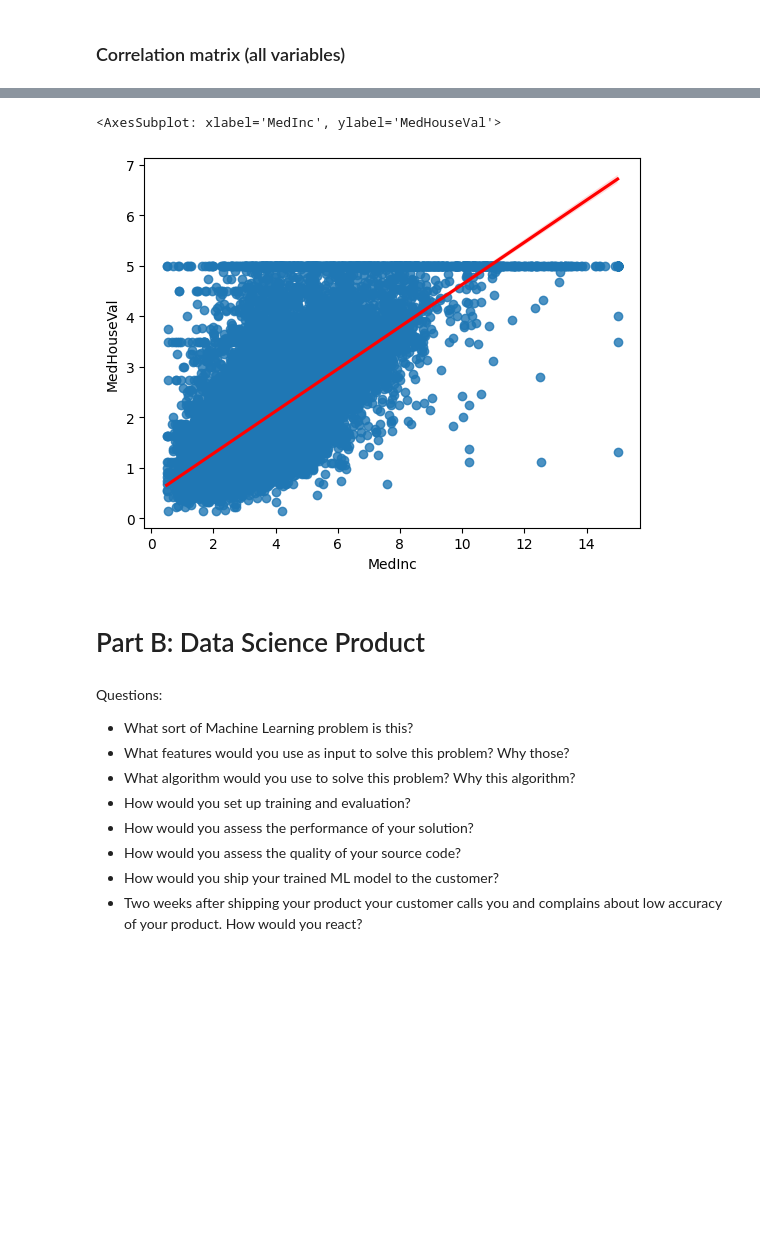
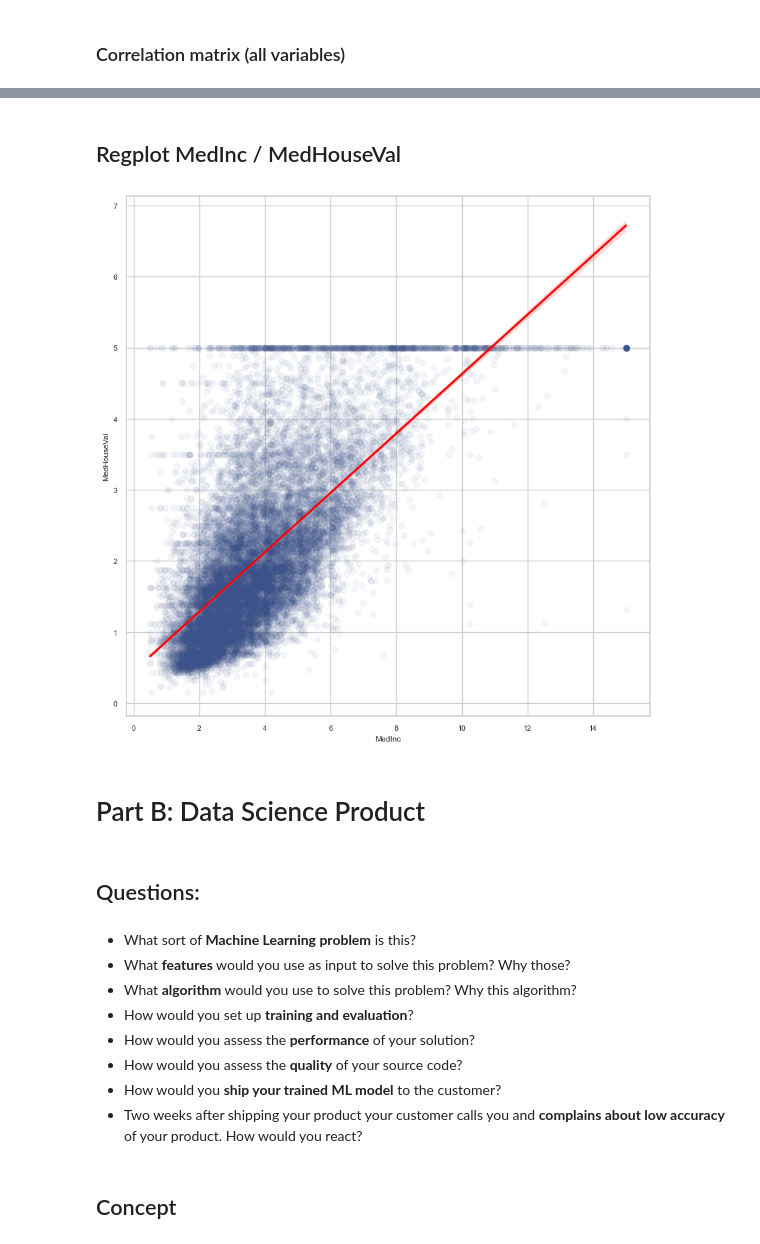
Before and after one commit to dadavie/DS4C, a Jupyter notebook: Notebooks/DS4C.ipynb, the cells around one changed output, grey strips where cells are left out. Drawn from its saved outputs; the diff is of its cells as text; code cells hidden in the pictures; blank space fills up the shorter version.

```diff
--- a/Notebooks/DS4C.ipynb
+++ b/Notebooks/DS4C.ipynb
@@ -201,0 +216,4 @@ hm = sns.heatmap(cm,
+# %%
+plt.figure(figsize=(10,10))
+sns.set_style(style='whitegrid')
+sns.scatterplot(data=df, x='Latitude', y='Longitude', size='Population', sizes=(4, 200), palette='viridis', alpha=0.1);
@@ -202,3 +224,5 @@ hm = sns.heatmap(cm,
 # %%
+plt.figure(figsize=(10,10))
+sns.set_style(style='whitegrid')
 sns.scatterplot(data=df, x='Latitude', y='Longitude', hue='MedHouseVal', palette='viridis', alpha=0.1);
 # %% [output]
@@ -205,0 +232,4 @@ sns.scatterplot(data=df, x='Latitude', y='Longitude', hue='MedHouseVal', palette
+# %%
+plt.figure(figsize=(10,10))
+sns.set_style(style='whitegrid')
+sns.scatterplot(data=df, x='Latitude', y='Longitude', hue='MedInc', palette='viridis', alpha=0.1);
@@ -206,18 +238,25 @@ sns.scatterplot(data=df, x='Latitude', y='Longitude', hue='MedHouseVal', palette
+# %% [markdown]
+## Regplot MedInc / MedHouseVal
 # %%
-sns.regplot(data= df, x='MedInc', y='MedHouseVal', line_kws={"color": "red"})
+plt.figure(figsize=(10,10))
+sns.set_style(style='whitegrid')
+sns.regplot(data= df, x='MedInc', y='MedHouseVal',
+            scatter_kws={"color": '#3b528b', 'alpha':0.05}, line_kws={"color": "red"});
 # %% [output]
-<AxesSubplot: xlabel='MedInc', ylabel='MedHouseVal'>
-[figure, old version]
+[figure, new version]
 # %% [markdown]
 # Part B: Data Science Product
+# %% [markdown]
+## Questions:
 # %% [markdown]
-Questions:
-- What sort of Machine Learning problem is this?
-- What features would you use as input to solve this problem? Why those?
-- What algorithm would you use to solve this problem? Why this algorithm?
-- How would you set up training and evaluation?
-- How would you assess the performance of your solution?
-- How would you assess the quality of your source code?
-- How would you ship your trained ML model to the customer?
-- Two weeks after shipping your product your customer calls you and complains about low accuracy of your product. How would you react?
+- What sort of **Machine Learning problem** is this?
+- What **features** would you use as input to solve this problem? Why those?
+- What **algorithm** would you use to solve this problem? Why this algorithm?
+- How would you set up **training and evaluation**?
+- How would you assess the **performance** of your solution?
+- How would you assess the **quality** of your source code?
+- How would you **ship your trained ML model** to the customer?
+- Two weeks after shipping your product your customer calls you and **complains about low accuracy** of your product. How would you react?
+# %% [markdown]
+## Concept
 # %% [markdown]
```
Also changed, not shown: parts of 34 cells of this notebook.
